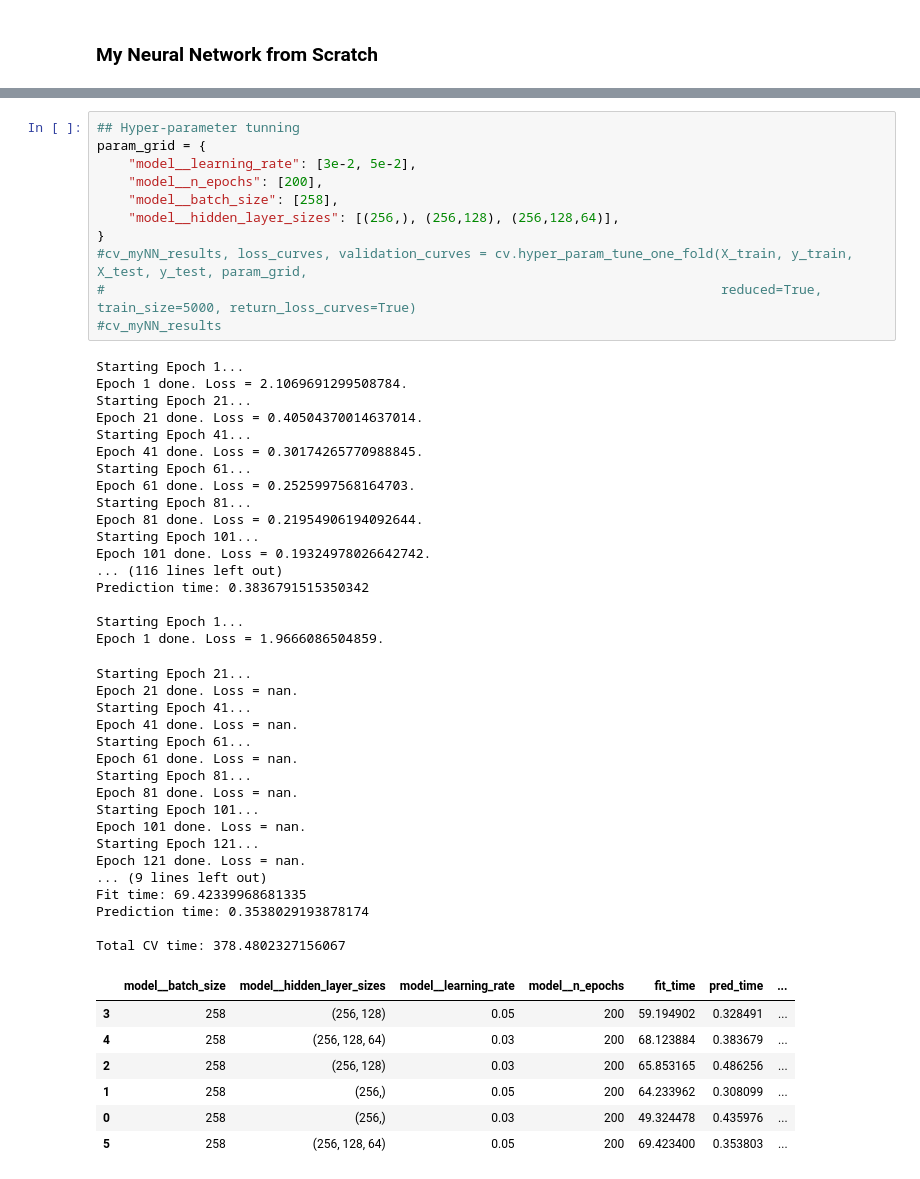
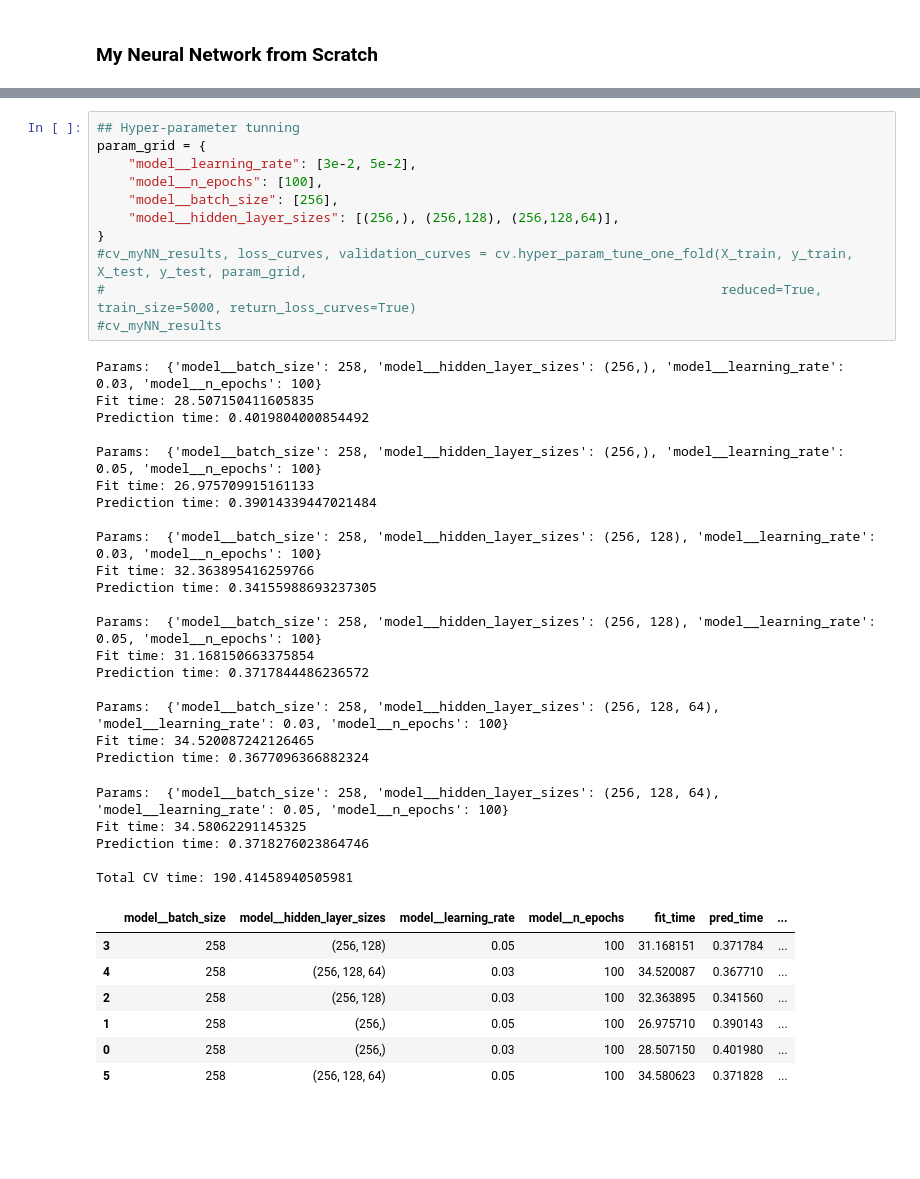
Before and after one commit to FelipeBuzato/MNIST, a Jupyter notebook: notebooks/MNIST.ipynb, the cells around one changed output, grey strips where cells are left out. Drawn from its saved outputs; the diff is of its cells as text; blank space fills up the shorter version.

```diff
--- a/notebooks/MNIST.ipynb
+++ b/notebooks/MNIST.ipynb
@@ -282,56 +272,46 @@ Holdout Validation score:  0.9666666666666667
 # %%
 ## Hyper-parameter tunning
 param_grid = {
     "model__learning_rate": [3e-2, 5e-2],
-    "model__n_epochs": [200],
-    "model__batch_size": [258],
+    "model__n_epochs": [100],
+    "model__batch_size": [256],
     "model__hidden_layer_sizes": [(256,), (256,128), (256,128,64)],
 }
 #cv_myNN_results, loss_curves, validation_curves = cv.hyper_param_tune_one_fold(X_train, y_train, X_test, y_test, param_grid,
 #                                                                               reduced=True, train_size=5000, return_loss_curves=True)
 #cv_myNN_results
 # %% [output]
-Starting Epoch 1...
-Epoch 1 done. Loss = 2.1069691299508784.
-Starting Epoch 21...
-Epoch 21 done. Loss = 0.40504370014637014.
-Starting Epoch 41...
-Epoch 41 done. Loss = 0.30174265770988845.
-Starting Epoch 61...
-Epoch 61 done. Loss = 0.2525997568164703.
-Starting Epoch 81...
-Epoch 81 done. Loss = 0.21954906194092644.
-Starting Epoch 101...
-Epoch 101 done. Loss = 0.19324978026642742.
-... (116 lines left out)
-Prediction time: 0.3836791515350342
+Params:  {'model__batch_size': 258, 'model__hidden_layer_sizes': (256,), 'model__learning_rate': 0.03, 'model__n_epochs': 100}
+Fit time: 28.507150411605835
+Prediction time: 0.4019804000854492
 
-Starting Epoch 1...
-Epoch 1 done. Loss = 1.9666086504859.
+Params:  {'model__batch_size': 258, 'model__hidden_layer_sizes': (256,), 'model__learning_rate': 0.05, 'model__n_epochs': 100}
+Fit time: 26.975709915161133
+Prediction time: 0.39014339447021484
+
+Params:  {'model__batch_size': 258, 'model__hidden_layer_sizes': (256, 128), 'model__learning_rate': 0.03, 'model__n_epochs': 100}
+Fit time: 32.363895416259766
+Prediction time: 0.34155988693237305
+
+Params:  {'model__batch_size': 258, 'model__hidden_layer_sizes': (256, 128), 'model__learning_rate': 0.05, 'model__n_epochs': 100}
+Fit time: 31.168150663375854
+Prediction time: 0.3717844486236572
+
+Params:  {'model__batch_size': 258, 'model__hidden_layer_sizes': (256, 128, 64), 'model__learning_rate': 0.03, 'model__n_epochs': 100}
+Fit time: 34.520087242126465
+Prediction time: 0.3677096366882324
-Starting Epoch 21...
-Epoch 21 done. Loss = nan.
-Starting Epoch 41...
-Epoch 41 done. Loss = nan.
-Starting Epoch 61...
-Epoch 61 done. Loss = nan.
-Starting Epoch 81...
-Epoch 81 done. Loss = nan.
-Starting Epoch 101...
-Epoch 101 done. Loss = nan.
-Starting Epoch 121...
-Epoch 121 done. Loss = nan.
-... (9 lines left out)
-Fit time: 69.42339968681335
-Prediction time: 0.3538029193878174
+Params:  {'model__batch_size': 258, 'model__hidden_layer_sizes': (256, 128, 64), 'model__learning_rate': 0.05, 'model__n_epochs': 100}
+Fit time: 34.58062291145325
+Prediction time: 0.3718276023864746
 
-Total CV time: 378.4802327156067
+Total CV time: 190.41458940505981
 |  | model__batch_size | model__hidden_layer_sizes | model__learning_rate | model__n_epochs | fit_time | pred_time | ... |
-| 3 | 258 | (256, 128) | 0.05 | 200 | 59.194902 | 0.328491 | ... |
-| 4 | 258 | (256, 128, 64) | 0.03 | 200 | 68.123884 | 0.383679 | ... |
-| 2 | 258 | (256, 128) | 0.03 | 200 | 65.853165 | 0.486256 | ... |
-| 1 | 258 | (256,) | 0.05 | 200 | 64.233962 | 0.308099 | ... |
-| 0 | 258 | (256,) | 0.03 | 200 | 49.324478 | 0.435976 | ... |
-| 5 | 258 | (256, 128, 64) | 0.05 | 200 | 69.423400 | 0.353803 | ... |
+| 3 | 258 | (256, 128) | 0.05 | 100 | 31.168151 | 0.371784 | ... |
+| 4 | 258 | (256, 128, 64) | 0.03 | 100 | 34.520087 | 0.367710 | ... |
+| 2 | 258 | (256, 128) | 0.03 | 100 | 32.363895 | 0.341560 | ... |
+| 1 | 258 | (256,) | 0.05 | 100 | 26.975710 | 0.390143 | ... |
+| 0 | 258 | (256,) | 0.03 | 100 | 28.507150 | 0.401980 | ... |
+| 5 | 258 | (256, 128, 64) | 0.05 | 100 | 34.580623 | 0.371828 | ... |
 # %%
 ## Create submission using best hyper-parameters
 #cv.pipeline.set_params(model__n_epochs=2000)
```
Also changed, not shown: parts of 8 cells of this notebook, 7 other files.
